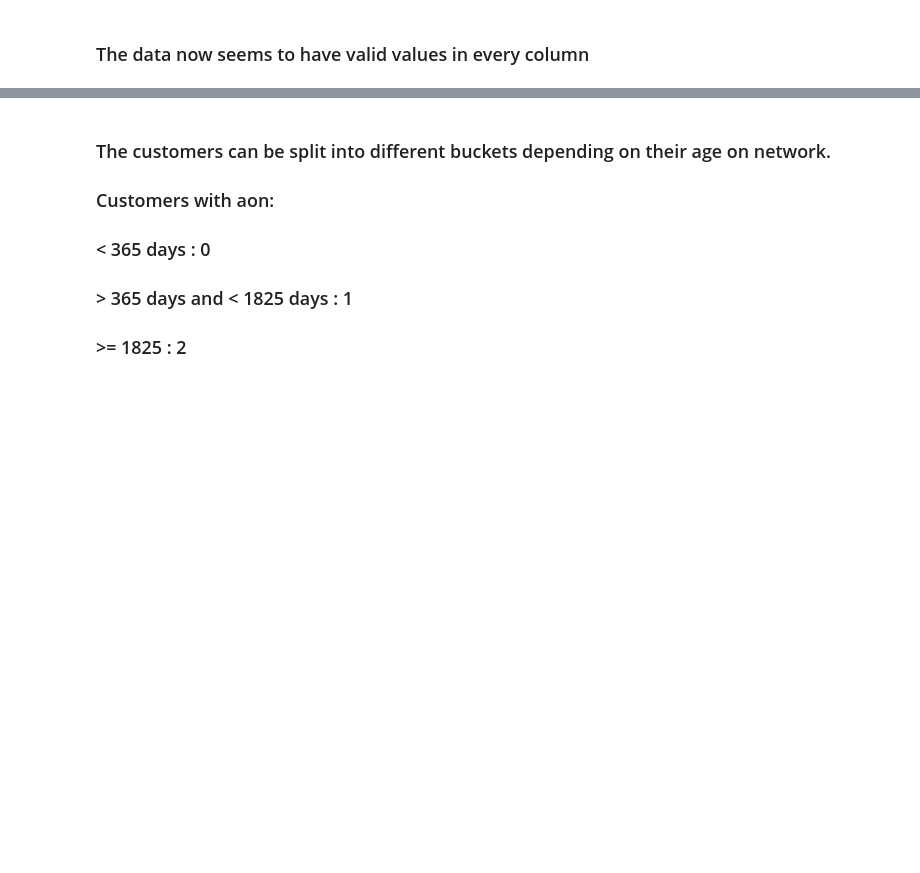
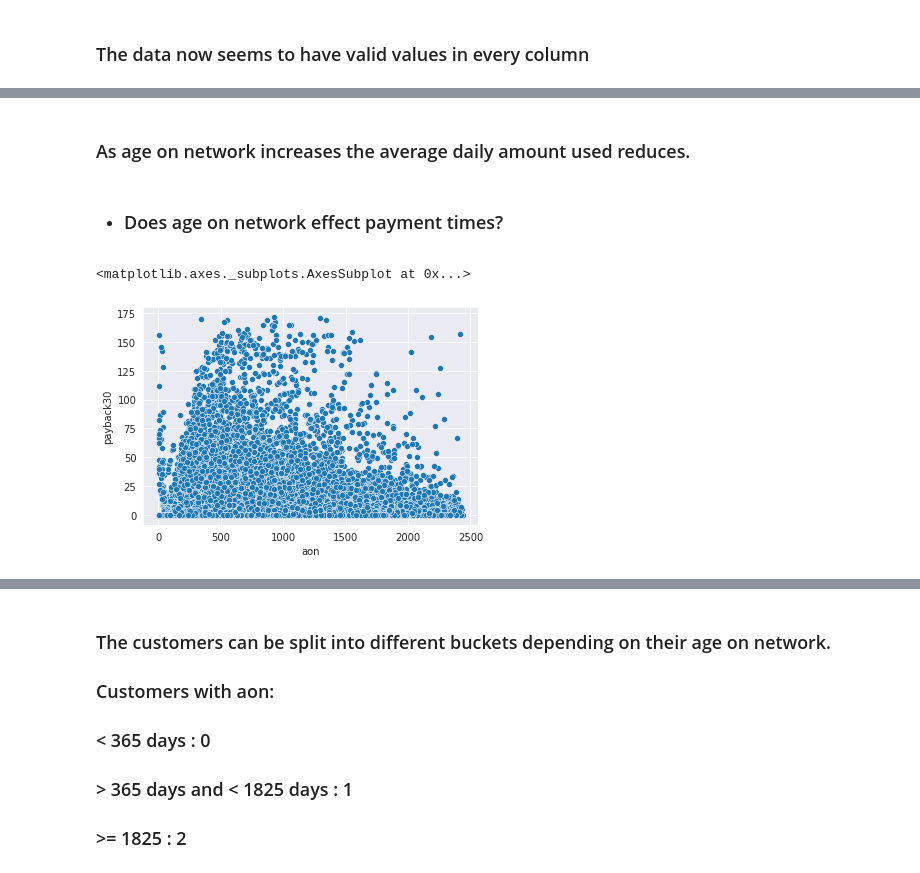
Before and after one commit to amolprabhu/Loan-EMI-Default-Payment-Prediction, a Jupyter notebook: Loan_EMI_Default_Payment_Prediction.ipynb, the cells around one changed output, grey strips where cells are left out. Cells and saved outputs as stored; diff of their text form; code cells hidden in the pictures; blank space fills up the shorter version.

```diff
--- a/Loan_EMI_Default_Payment_Prediction.ipynb
+++ b/Loan_EMI_Default_Payment_Prediction.ipynb
@@ -378,0 +443,10 @@ days_30.describe()
+# %% [markdown]
+### As age on network increases the average daily amount used reduces.
+# %% [markdown]
+* ### Does age on network effect payment times?
+# %%
+# Understanding the relationship between aon and payback30
+sns.scatterplot(days_30['aon'], days_30['payback30'])
+# %% [output]
+<matplotlib.axes._subplots.AxesSubplot at 0x...>
+[figure, added]
```
Also changed, not shown: parts of 100 cells of this notebook.
